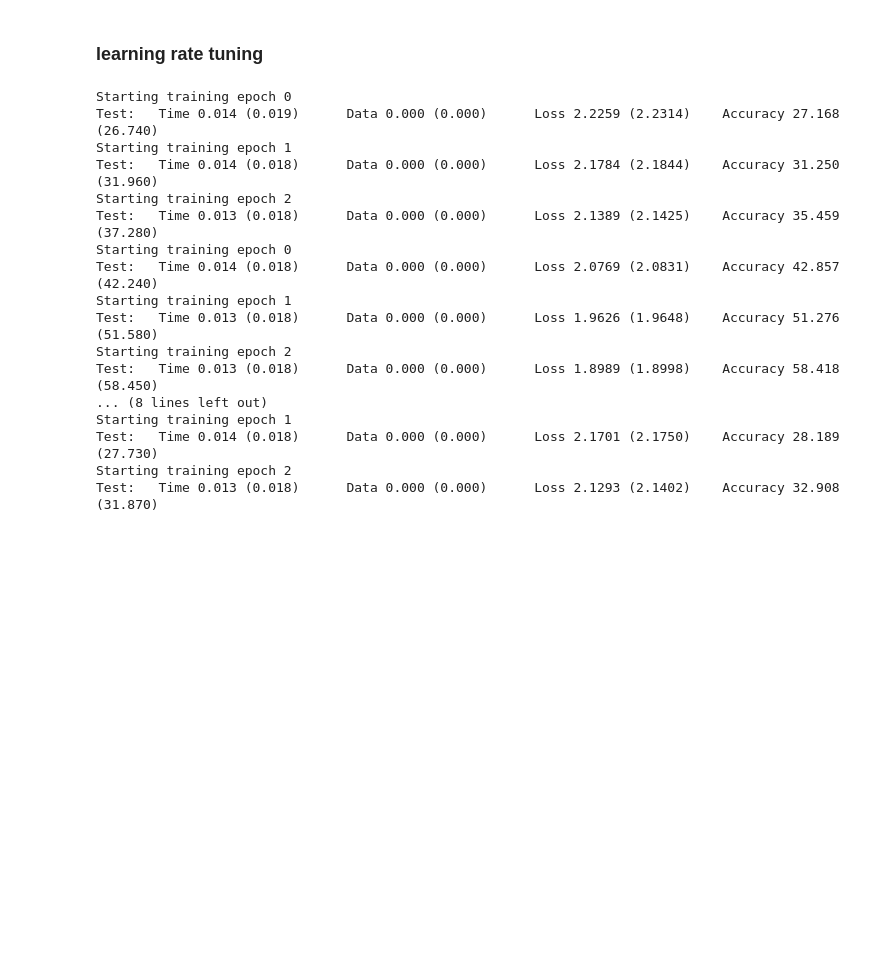
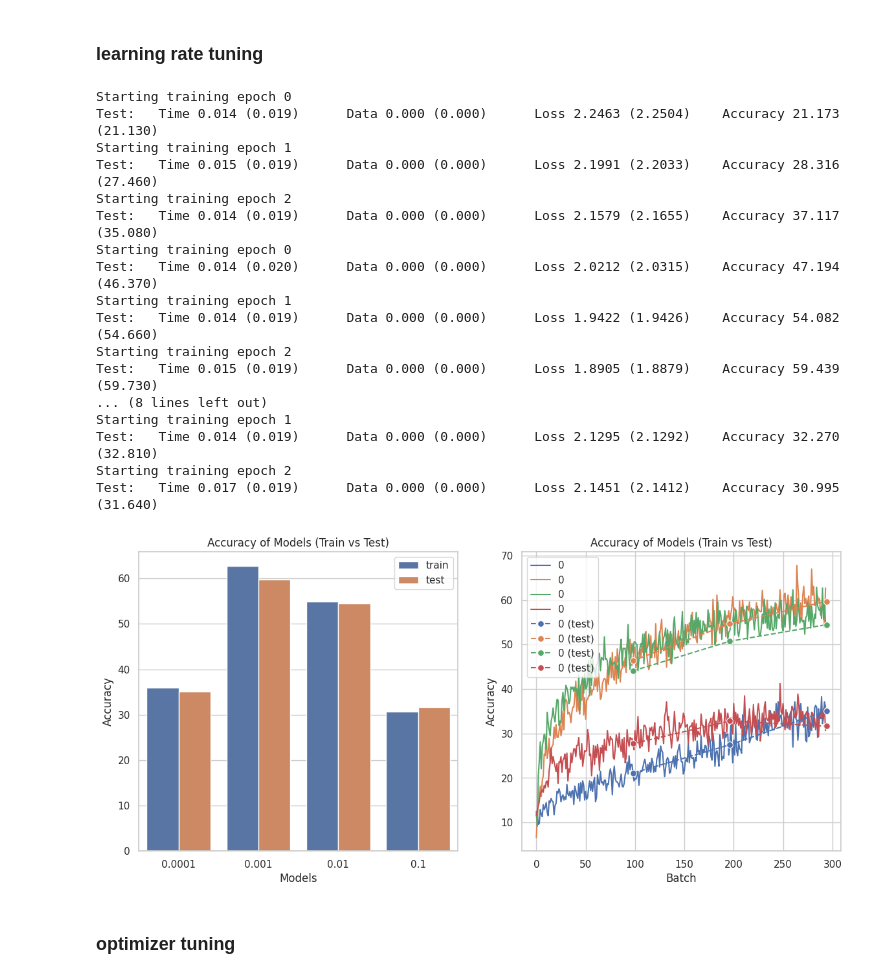
Before and after one commit to hdspgroup/pytorch-course, a Jupyter notebook: classification_pytorch.ipynb, the cells around one changed output. Cells and saved outputs as stored; diff of their text form; code cells hidden in the pictures; blank space fills up the shorter version.

```diff
--- a/classification_pytorch.ipynb
+++ b/classification_pytorch.ipynb
@@ -530,33 +536,38 @@ acc_barplot(np.array(historys), ax = ax)
 lrs = [ 0.0001, 0.001, 0.01, 0.1 ]
 
 historys = []
+train_data, test_data = load_data(batch_size=512)
 
-trainloader = torch.utils.data.DataLoader(trainset, batch_size=512, shuffle=True)
-testloader = torch.utils.data.DataLoader(testset, batch_size=1024, shuffle=False)
-train_data = [ sample for sample in trainloader ]
-test_data  = [ sample for sample in testloader  ]
 
 for lr in lrs:
             model = ClassificationNet()
             optimizer = torch.optim.Adam(model.parameters(), lr=lr)
-
             history = tuning_model(lr, historys, train_data, test_data, optimizer, model)
             historys.append(history)
 # %% [output]
 Starting training epoch 0
-Test:   Time 0.014 (0.019)      Data 0.000 (0.000)      Loss 2.2259 (2.2314)    Accuracy 27.168 (26.740)
+Test:   Time 0.014 (0.019)      Data 0.000 (0.000)      Loss 2.2463 (2.2504)    Accuracy 21.173 (21.130)
 Starting training epoch 1
-Test:   Time 0.014 (0.018)      Data 0.000 (0.000)      Loss 2.1784 (2.1844)    Accuracy 31.250 (31.960)
+Test:   Time 0.015 (0.019)      Data 0.000 (0.000)      Loss 2.1991 (2.2033)    Accuracy 28.316 (27.460)
 Starting training epoch 2
-Test:   Time 0.013 (0.018)      Data 0.000 (0.000)      Loss 2.1389 (2.1425)    Accuracy 35.459 (37.280)
+Test:   Time 0.014 (0.019)      Data 0.000 (0.000)      Loss 2.1579 (2.1655)    Accuracy 37.117 (35.080)
 Starting training epoch 0
-Test:   Time 0.014 (0.018)      Data 0.000 (0.000)      Loss 2.0769 (2.0831)    Accuracy 42.857 (42.240)
+Test:   Time 0.014 (0.020)      Data 0.000 (0.000)      Loss 2.0212 (2.0315)    Accuracy 47.194 (46.370)
 Starting training epoch 1
-Test:   Time 0.013 (0.018)      Data 0.000 (0.000)      Loss 1.9626 (1.9648)    Accuracy 51.276 (51.580)
+Test:   Time 0.014 (0.019)      Data 0.000 (0.000)      Loss 1.9422 (1.9426)    Accuracy 54.082 (54.660)
 Starting training epoch 2
-Test:   Time 0.013 (0.018)      Data 0.000 (0.000)      Loss 1.8989 (1.8998)    Accuracy 58.418 (58.450)
+Test:   Time 0.015 (0.019)      Data 0.000 (0.000)      Loss 1.8905 (1.8879)    Accuracy 59.439 (59.730)
 ... (8 lines left out)
 Starting training epoch 1
-Test:   Time 0.014 (0.018)      Data 0.000 (0.000)      Loss 2.1701 (2.1750)    Accuracy 28.189 (27.730)
+Test:   Time 0.014 (0.019)      Data 0.000 (0.000)      Loss 2.1295 (2.1292)    Accuracy 32.270 (32.810)
 Starting training epoch 2
-Test:   Time 0.013 (0.018)      Data 0.000 (0.000)      Loss 2.1293 (2.1402)    Accuracy 32.908 (31.870)
+Test:   Time 0.017 (0.019)      Data 0.000 (0.000)      Loss 2.1451 (2.1412)    Accuracy 30.995 (31.640)
+# %%
+fig, (ax1, ax2) = plt.subplots(1, 2, figsize=(14, 6))
+
+acc_barplot(np.array(historys), ax = ax1)
+batch_lineplot(np.array(historys), ax = ax2)
+# %% [output]
+[figure, added]
+# %% [markdown]
+### optimizer tuning
```
Also changed, not shown: parts of 13 cells of this notebook.
